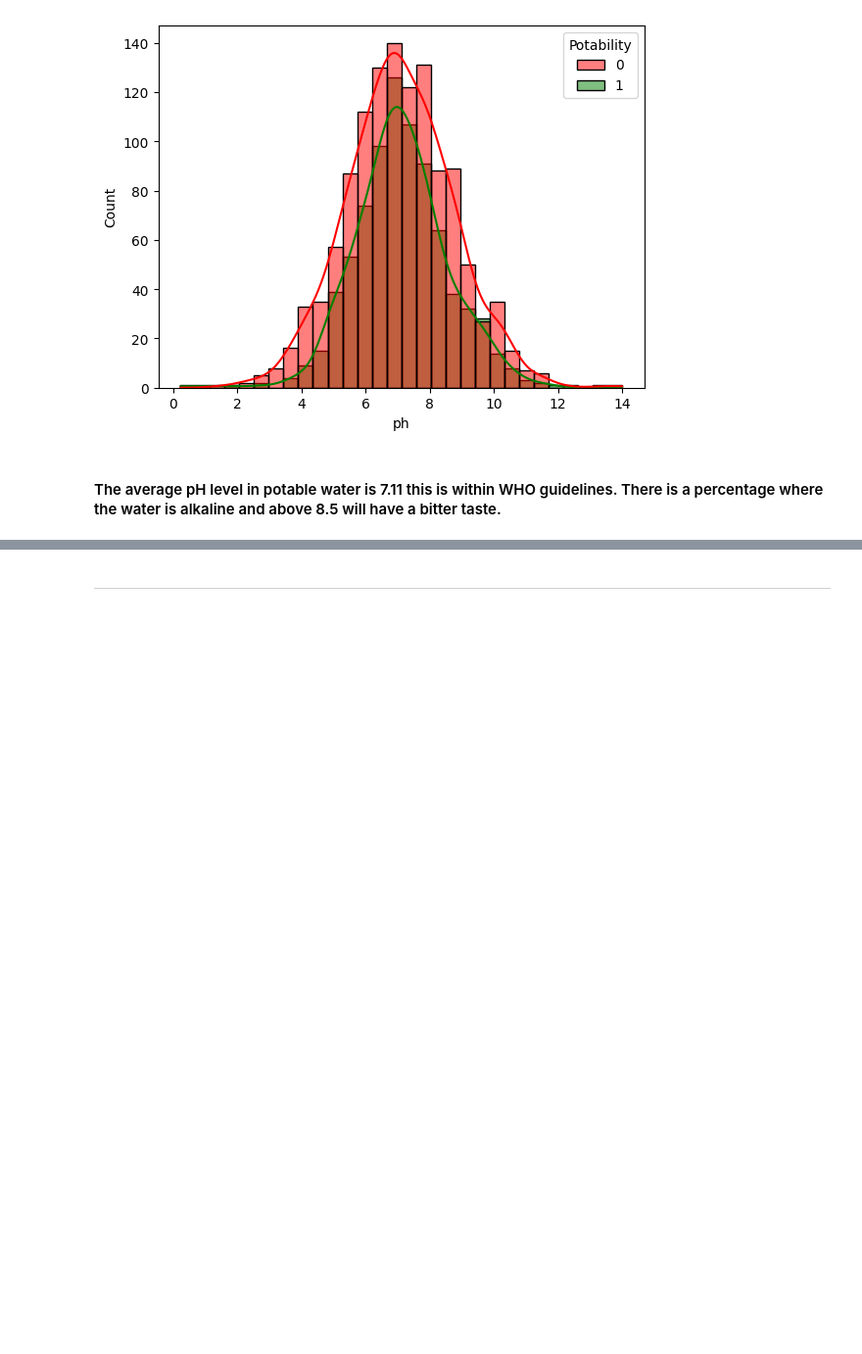
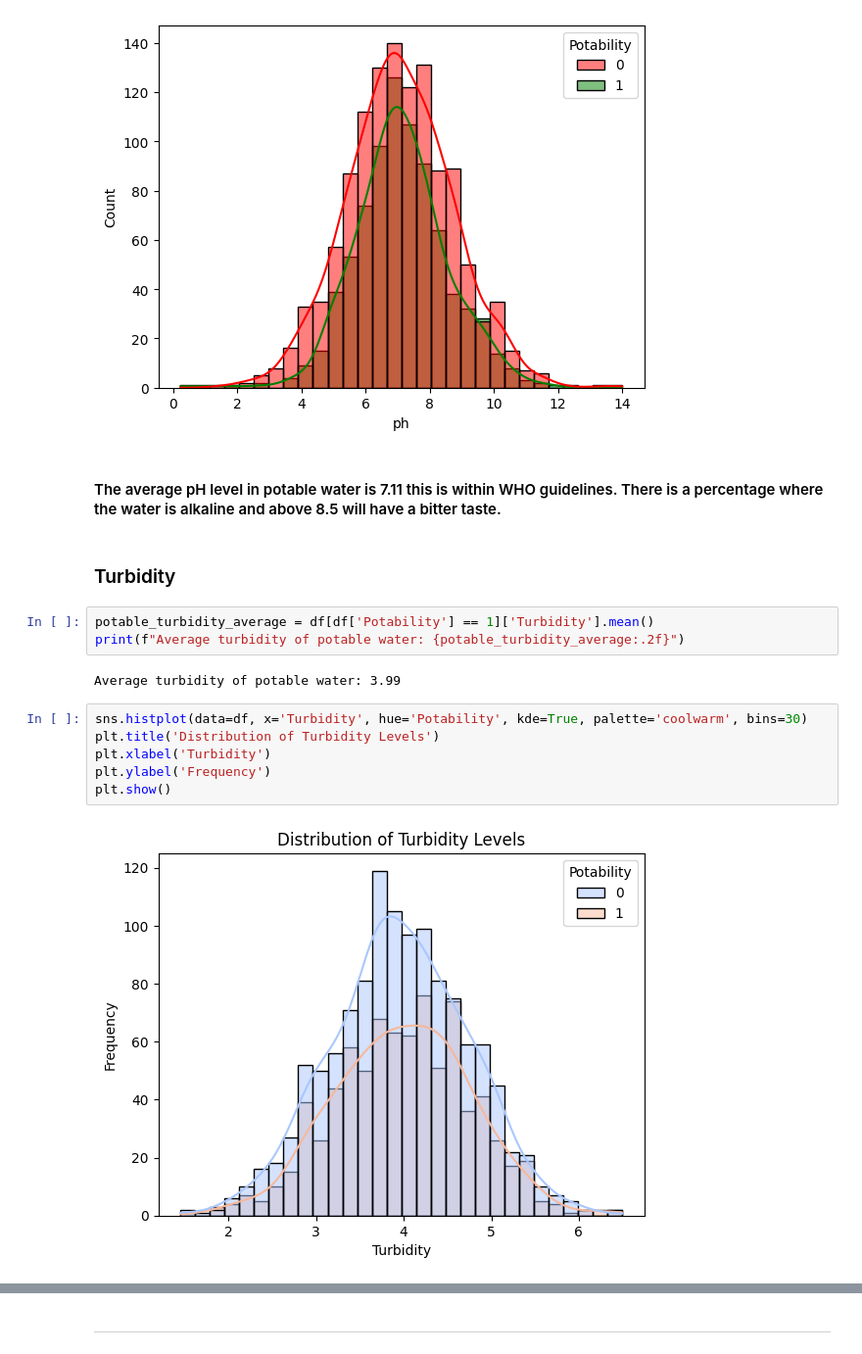
Before and after one commit to Ray99-cpu/water_quality_analysis, a Jupyter notebook: jupyter_notebooks/Water_Quality_Analysis.ipynb, the cells around one changed output, grey strips where cells are left out. Shown at 98% size. Cells and saved outputs as stored; diff of their text form; blank space fills up the shorter version.

Commit message:
Add turbidity histogram & commentary

```diff
--- a/jupyter_notebooks/Water_Quality_Analysis.ipynb
+++ b/jupyter_notebooks/Water_Quality_Analysis.ipynb
@@ -129,3 +129,18 @@ Average pH of potable water: 7.11
 [figure]
 # %% [markdown]
 #### The average pH level in potable water is 7.11 this is within WHO guidelines. There is a percentage where the water is alkaline and above 8.5 will have a bitter taste.
+# %% [markdown]
+### Turbidity
+# %%
+potable_turbidity_average = df[df['Potability'] == 1]['Turbidity'].mean()
+print(f"Average turbidity of potable water: {potable_turbidity_average:.2f}")
+# %% [output]
+Average turbidity of potable water: 3.99
+# %%
+sns.histplot(data=df, x='Turbidity', hue='Potability', kde=True, palette='coolwarm', bins=30)
+plt.title('Distribution of Turbidity Levels')
+plt.xlabel('Turbidity')
+plt.ylabel('Frequency')
+plt.show()
+# %% [output]
+[figure, added]
```
Also changed, not shown: parts of 1 cell of this notebook.
